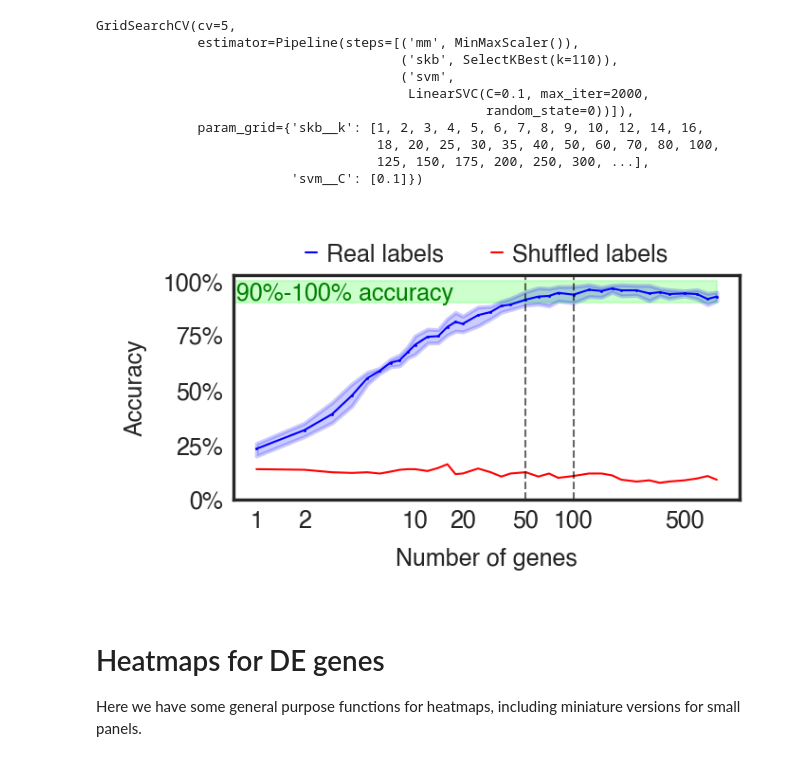
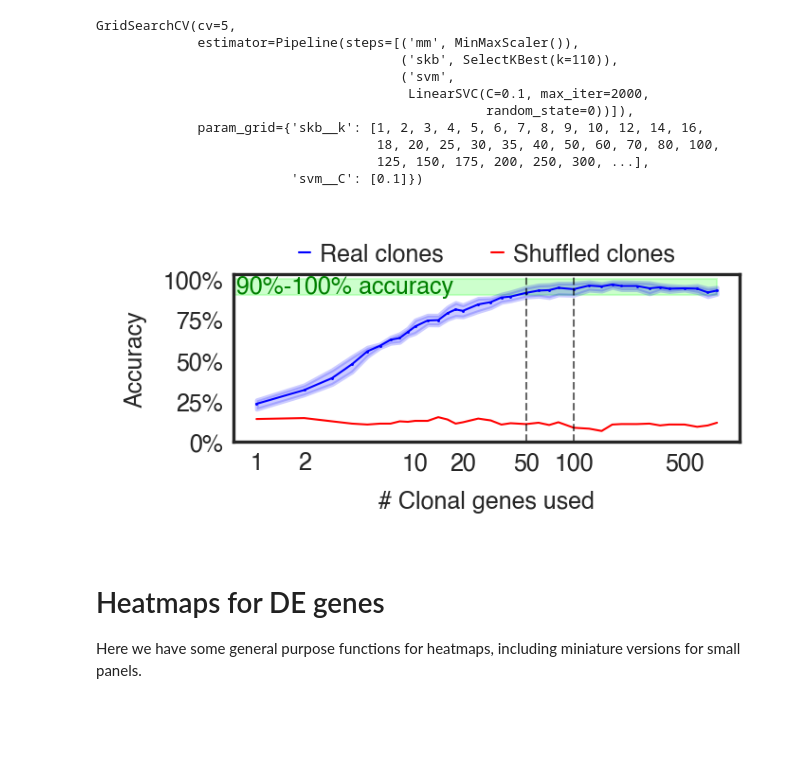
Before and after one commit to MartyWeissman/ClonalOmics, a Jupyter notebook: Figure 1/Figure 1. Clonality and gene expression.ipynb, the cells around one changed output. Drawn from its saved outputs; the diff is of its cells as text; code cells hidden in the pictures; blank space fills up the shorter version.

```diff
--- a/Figure 1/Figure 1. Clonality and gene expression.ipynb
+++ b/Figure 1/Figure 1. Clonality and gene expression.ipynb
@@ -865,55 +866,57 @@ CV_shuff['Number of genes'] = grid_search_shuff.cv_results_['param_skb__k'].data
 CV_shuff['Clonal prediction accuracy'] = grid_search_shuff.cv_results_['mean_test_score']
 # %%
 #fig,ax = plt.subplots(figsize = (20,6))
-f, ax = plt.subplots(figsize=(60*mm,35*mm), dpi=300)
+figsize = (60*mm, 30*mm)
+f, ax = plt.subplots(figsize=figsize, dpi=300)
 
 
 sns.set_style("white")
 setfontsize()
 
 sns.lineplot(x = 'Number of genes', y = 'Clonal prediction accuracy', data=CV_melt,
-            color='blue', label='Real labels', linewidth=0.5)
+            color='blue', label='Real clones', linewidth=0.5)
 
 sns.scatterplot(x = 'Number of genes', y = 'Clonal prediction accuracy', data=CV_df,
                 color='blue', s=0.5, linewidth=0)
 
 sns.lineplot(x = 'Number of genes', y = 'Clonal prediction accuracy', data=CV_shuff,
-             color='red', label='Shuffled labels', linewidth=0.5)
+             color='red', label='Shuffled clones', linewidth=0.5)
 
 ax.set_xscale('log')
 ax.set_yticks(np.linspace(0.0,1.0,5))
 
 #ax.yaxis.set_label_position("right")
 
 vals = ax.get_yticks()
 ax.set_yticklabels(['{:1.0%}'.format(y) for y in vals])
 ax.set_ylabel('Accuracy')
+ax.set_xlabel('# Clonal genes used')
 
 ax.set_xticks([1,2,10,20,50,100,500])
 vals = ax.get_xticks()
 ax.set_xticklabels(['{}'.format(x) for x in vals])
 
 ax.tick_params(axis='both', which='major', pad=-1)
 
 
 ax.add_patch(plt.Rectangle((0,0.9), 800, 0.1, zorder=0, color=(0.5,1,0.5,0.4), linewidth=0.5))
 ax.text(0.75, 0.91, '90%-100% accuracy', color='green', ha='left')
 
 ax.axvline(50, linestyle='--', linewidth=0.5, color='k', alpha=0.6) # vertical lines
 ax.axvline(100, linestyle='--', linewidth=0.5, color='k', alpha=0.6) # vertical lines
 
 plt.legend(bbox_to_anchor=(0.5, 1), loc='lower center', borderaxespad=0., ncol=2, frameon=False)
 
 #plt.suptitle('Accuracy of clonal prediction by linear SVM.', y=1.1)# \n'
          #    'SVM penality parameter fixed at C = 0.1. \n'
          #   'Linear SVM restricted to {} -- {} most significant genes'.format(vals[0], vals[-1]), y=1.0)
 
-set_size(f, (60*mm, 35*mm))
+set_size(f, figsize)
 plt.savefig('Panels/SVM_graph.pdf', bbox_inches='tight')
 
 plt.show()
 # %% [output]
-[figure, old version]
+[figure, new version]
 # %% [markdown]
 # Heatmaps for DE genes
 
```
Also changed, not shown: parts of 10 cells of this notebook, 14 other files.
